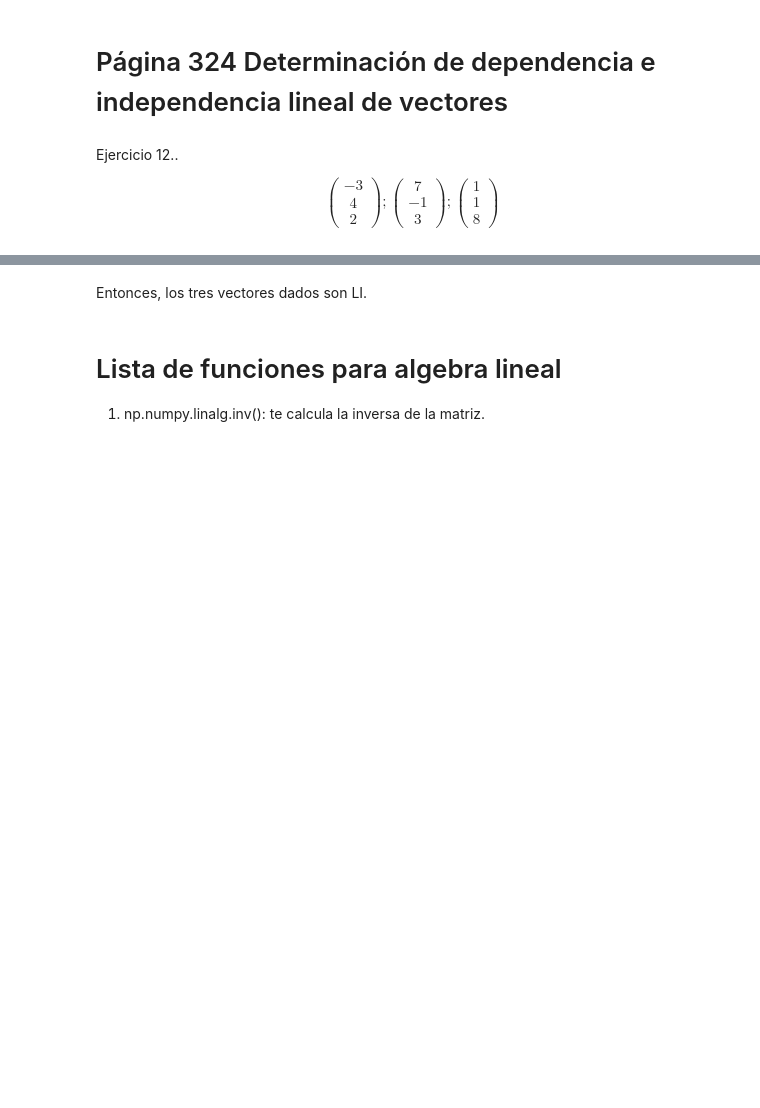
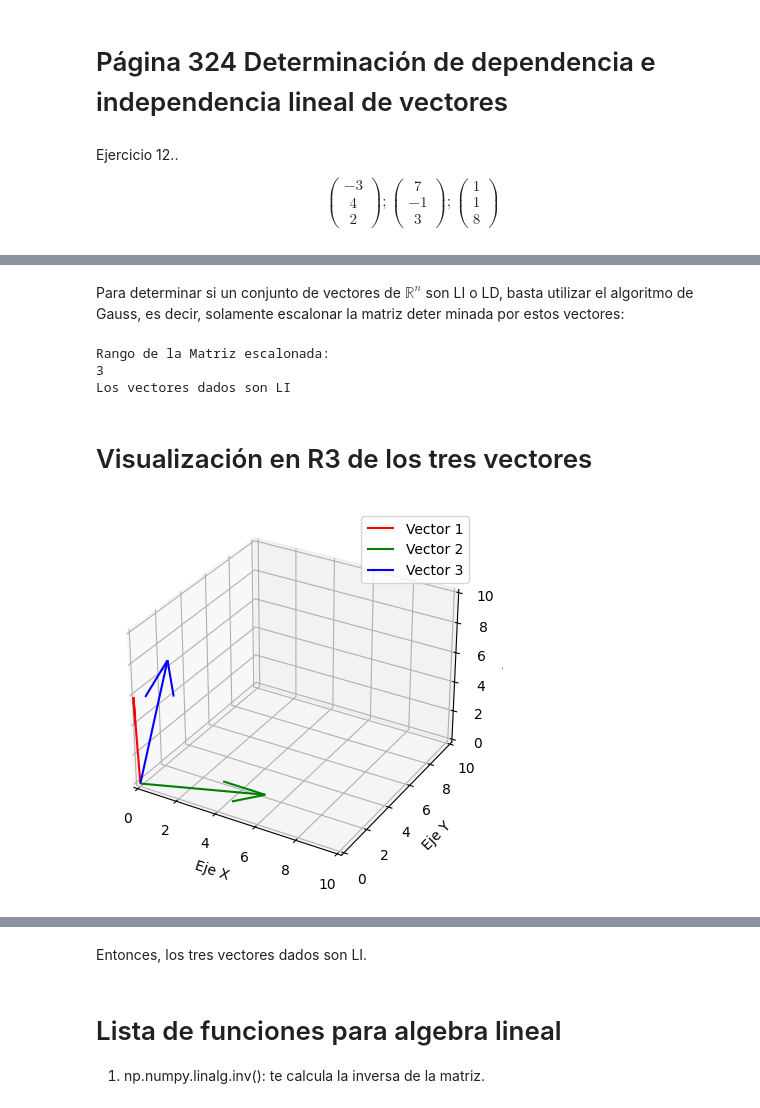
Before and after one commit to marco-canas/vector_geometry_and_linear_algebra, a Jupyter notebook: espacio_vectorial/espacios_vectoriales.ipynb, the cells around one changed output, grey strips where cells are left out. Drawn from its saved outputs; the diff is of its cells as text; code cells hidden in the pictures; blank space fills up the shorter version.

Commit message:
visualización de vectores en R3

```diff
--- a/espacio_vectorial/espacios_vectoriales.ipynb
+++ b/espacio_vectorial/espacios_vectoriales.ipynb
@@ -67,3 +115,82 @@ $$ \left( \begin{matrix} -3 \\ 4 \\ 2 \end{matrix} \right); \left( \begin{matrix
+# %% [markdown]
+Para determinar si un conjunto de vectores de $\mathbb{R}^{n}$ son LI o LD, basta utilizar el algoritmo de Gauss, es decir, solamente escalonar la matriz deter minada por estos vectores:
+# %%
+import numpy as np
+
+def ingresar_vectores_y_determinar_rango_de_la_matriz_determinada_por_ellos():
+    # Pedir al usuario el número de vectores y la dimensión n
+    num_vectores = int(input("Ingrese el número de vectores: "))
+    n = int(input("Ingrese la dimensión n de los vectores: "))
+
+    # Inicializar una matriz vacía para almacenar los vectores
+    matriz = np.zeros((n, num_vectores))
+
+    # Pedir al usuario ingresar los vectores uno por uno
+    for i in range(num_vectores):
+        vector = input(f"Ingrese el vector {i + 1} (separado por comas): ").strip().split(',')
+
+        # Convertir los valores ingresados en números y almacenarlos en la matriz
+        for j, valor in enumerate(vector):
+            matriz[j, i] = float(valor)
+
+    # Realizar la escalonación de la matriz
+    rango_matriz_escalona = np.linalg.matrix_rank(matriz)
+
+    # Imprimir la matriz escalonada
+    print("Rango de la Matriz escalonada:")
+    print(rango_matriz_escalona)
+    if rango_matriz_escalona==num_vectores:
+        print('Los vectores dados son LI')
+    else:
+        print('Los vectores dados son LD')
+
+# Llamar a la función
+ingresar_vectores_y_determinar_rango_de_la_matriz_determinada_por_ellos()
+# %% [output]
+Rango de la Matriz escalonada:
+3
+Los vectores dados son LI
+# %% [markdown]
+# Visualización en R3 de los tres vectores
+# %%
+import matplotlib.pyplot as plt
+from mpl_toolkits.mplot3d import Axes3D
+import numpy as np
+
+# Definir tres vectores en el espacio tridimensional
+vector1 = np.array([-3, 4, 2])
+vector2 = np.array([7, -1, 3])
+vector3 = np.array([1, 1, 8])
+
+# Crear una figura 3D
+fig = plt.figure()
+ax = fig.add_subplot(111, projection='3d')
+
+# Origen de los vectores
+origin = np.zeros(3)
+
+# Dibujar los vectores desde el origen
+ax.quiver(*origin, *vector1, color='r', label='Vector 1')
+ax.quiver(*origin, *vector2, color='g', label='Vector 2')
+ax.quiver(*origin, *vector3, color='b', label='Vector 3')
+
+# Etiquetar los ejes
+ax.set_xlabel('Eje X')
+ax.set_ylabel('Eje Y')
+ax.set_zlabel('Eje Z')
+
+# Establecer límites de los ejes
+ax.set_xlim([0, 10])
+ax.set_ylim([0, 10])
+ax.set_zlim([0,10])
+
+# Mostrar la leyenda
+ax.legend()
+
+# Mostrar el gráfico 3D
+plt.show()
+# %% [output]
+[figure, added]
 # %%
 import numpy.linalg as LA
 
```
Also changed, not shown: parts of 18 cells of this notebook.
